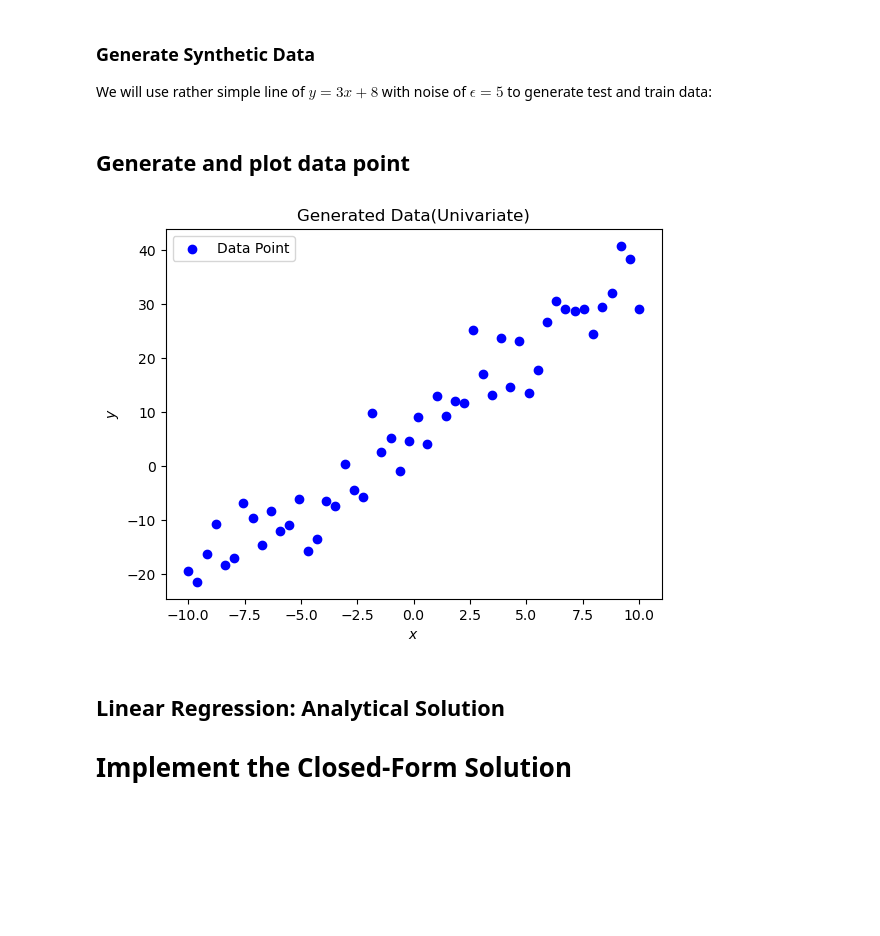
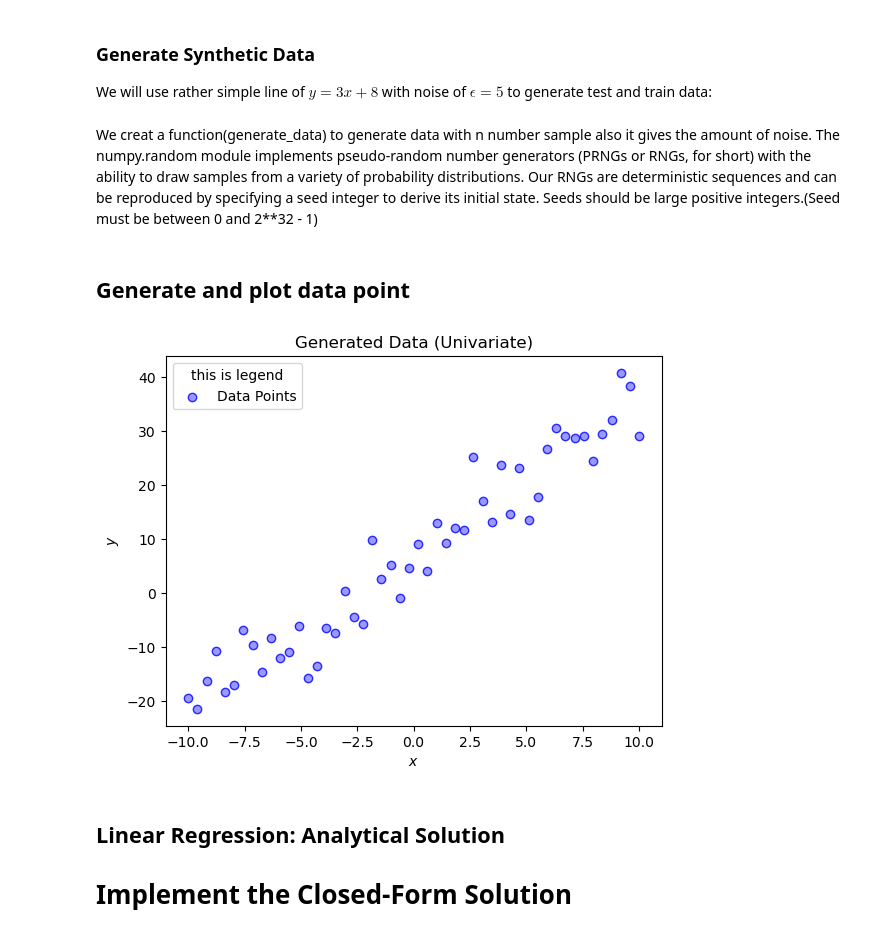
Before and after one commit to AliArabi2022/Machine_learning, a Jupyter notebook: Supervised_learning/Liner_regression/Regression.ipynb, the cells around one changed output. Cells and saved outputs as stored; diff of their text form; code cells hidden in the pictures; blank space fills up the shorter version.

```diff
--- a/Supervised_learning/Liner_regression/Untitled.ipynb
+++ b/Supervised_learning/Liner_regression/Regression.ipynb
@@ -9,27 +9,32 @@ We will use rather simple line of $ y = 3x + 8 $ with noise of $ \epsilon = 5 $
 # %%
 import numpy as np
 import matplotlib.pyplot as plt
+# %% [markdown]
+We creat a function(generate_data) to generate data with n number sample also it gives the amount of noise. The numpy.random module implements pseudo-random number generators (PRNGs or RNGs, for short) with the ability to draw samples from a variety of probability distributions.
+Our RNGs are deterministic sequences and can be reproduced by specifying a seed integer to derive its initial state.
+Seeds should be large positive integers.(Seed must be between 0 and 2**32 - 1)
 # %%
 def generate_data(n=50, noise=5.0):
     np.random.seed(42)
-    X=np.linspace(-10,10,n)
-    true_slop=3
-    true_intercept=8
-    noise = np.random.randn(n)*noise
-    y= true_slop * X + true_intercept + noise
-    return X,y
+    X = np.linspace(-10, 10, n) # Returns n evenly spaced samples, calculated over the interval [-10, 10].
+    # Ground truth line: y = 3x + 8
+    true_slope = 3
+    true_intercept = 8
+    noise = np.random.randn(n) * noise #Return n samples from the “standard normal” distribution then multipy by noise.
+    y = true_slope * X + true_intercept + noise
+    return X, y
 # %% [markdown]
 ## Generate and plot data point
 # %%
-X, y = generate_data(n=50,noise=5.0)
-plt.scatter(X,y,color="blue", label= "Data Point")
-plt.title("Generated Data(Univariate)")
+X, y = generate_data(n=50, noise=5.0)
+plt.scatter(X, y, color=('blue',.4), edgecolors=('b',.8), label='Data Points') # X and y are the data positions.
+plt.title("Generated Data (Univariate)",loc='center') # Set a title for the Axes.
 plt.xlabel("$x$")
 plt.ylabel("$y$")
-plt.legend()
+plt.legend(loc=2,title = 'this is legend')
 plt.show()
 # %% [output]
-[figure, old version]
+[figure, new version]
 # %% [markdown]
 ## Linear Regression: Analytical Solution
 # Implement the Closed-Form Solution
```
